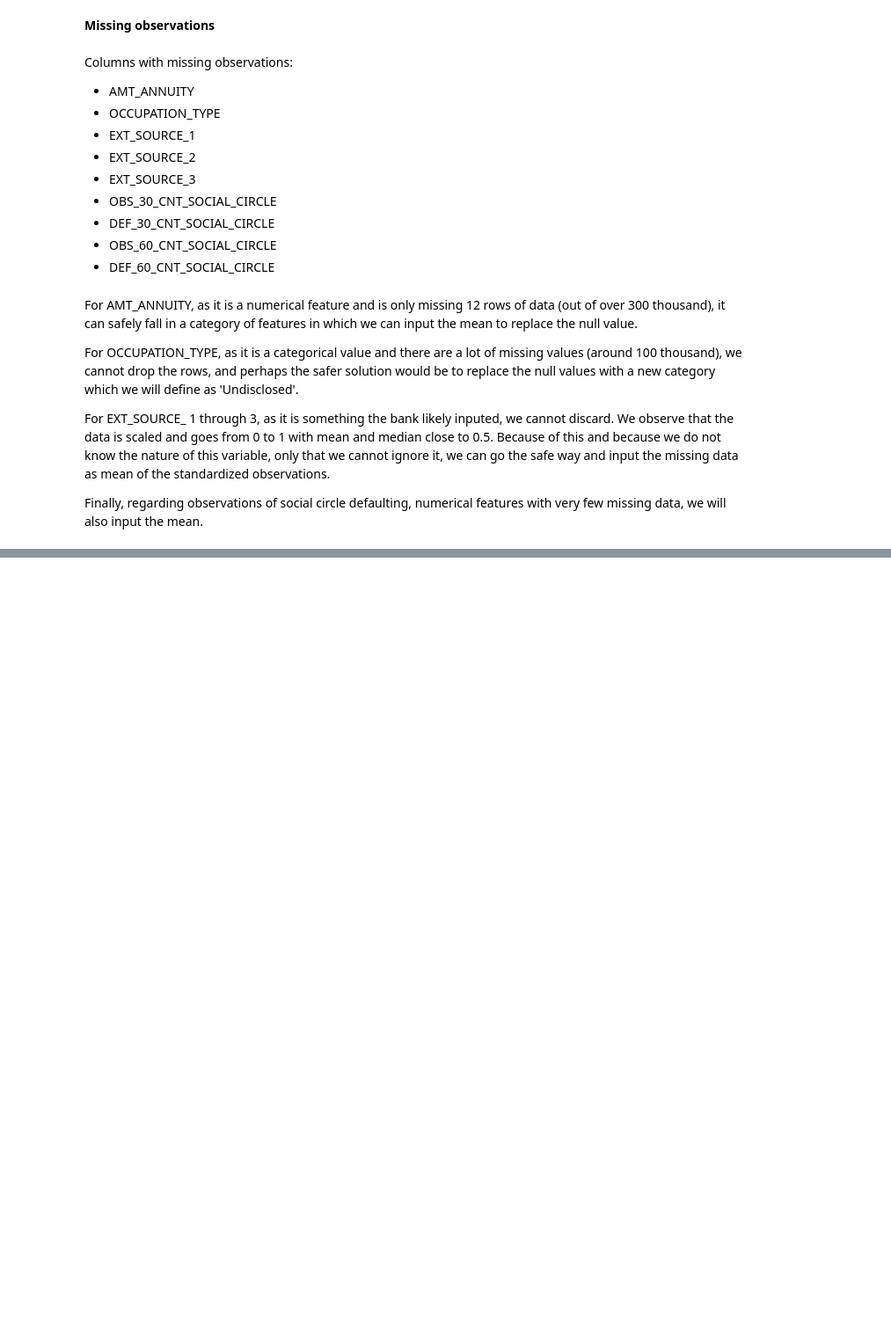
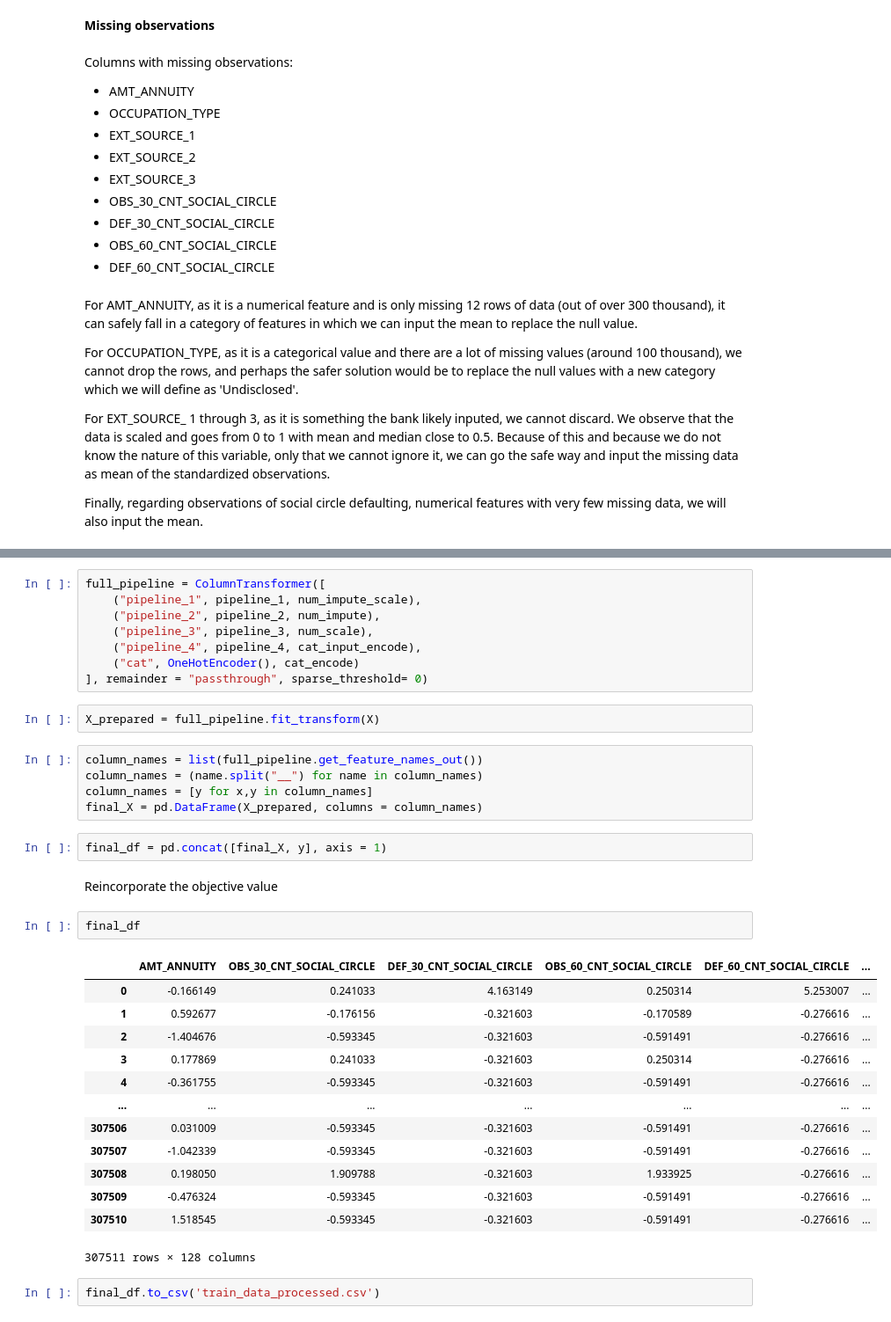
Before and after one commit to roberto-andrade22/loan_default_classification, a Jupyter notebook: data_preparation.ipynb, the cells around one changed output, grey strips where cells are left out. Shown at 88% size. Drawn from its saved outputs; the diff is of its cells as text; blank space fills up the shorter version.

Commit message:
Output processed frame

```diff
--- a/data_preparation.ipynb
+++ b/data_preparation.ipynb
@@ -260,0 +295,37 @@ Now, for the remaining 10 features, the categorical ones, we need to split them
+# %%
+full_pipeline = ColumnTransformer([
+    ("pipeline_1", pipeline_1, num_impute_scale),
+    ("pipeline_2", pipeline_2, num_impute),
+    ("pipeline_3", pipeline_3, num_scale),
+    ("pipeline_4", pipeline_4, cat_input_encode),
+    ("cat", OneHotEncoder(), cat_encode)
+], remainder = "passthrough", sparse_threshold= 0)
+# %%
+X_prepared = full_pipeline.fit_transform(X)
+# %%
+column_names = list(full_pipeline.get_feature_names_out())
+column_names = (name.split("__") for name in column_names)
+column_names = [y for x,y in column_names]
+final_X = pd.DataFrame(X_prepared, columns = column_names)
+# %%
+final_df = pd.concat([final_X, y], axis = 1)
+# %% [markdown]
+Reincorporate the objective value
+# %%
+final_df
+# %% [output]
+|  | AMT_ANNUITY | OBS_30_CNT_SOCIAL_CIRCLE | DEF_30_CNT_SOCIAL_CIRCLE | OBS_60_CNT_SOCIAL_CIRCLE | DEF_60_CNT_SOCIAL_CIRCLE | ... |
+| 0 | -0.166149 | 0.241033 | 4.163149 | 0.250314 | 5.253007 | ... |
+| 1 | 0.592677 | -0.176156 | -0.321603 | -0.170589 | -0.276616 | ... |
+| 2 | -1.404676 | -0.593345 | -0.321603 | -0.591491 | -0.276616 | ... |
+| 3 | 0.177869 | 0.241033 | -0.321603 | 0.250314 | -0.276616 | ... |
+| 4 | -0.361755 | -0.593345 | -0.321603 | -0.591491 | -0.276616 | ... |
+| ... | ... | ... | ... | ... | ... | ... |
+| 307506 | 0.031009 | -0.593345 | -0.321603 | -0.591491 | -0.276616 | ... |
+| 307507 | -1.042339 | -0.593345 | -0.321603 | -0.591491 | -0.276616 | ... |
+| 307508 | 0.198050 | 1.909788 | -0.321603 | 1.933925 | -0.276616 | ... |
+| 307509 | -0.476324 | -0.593345 | -0.321603 | -0.591491 | -0.276616 | ... |
+| 307510 | 1.518545 | -0.593345 | -0.321603 | -0.591491 | -0.276616 | ... |
+307511 rows × 128 columns
+# %%
+final_df.to_csv('train_data_processed.csv')
```
Also changed, not shown: parts of 5 cells of this notebook.
